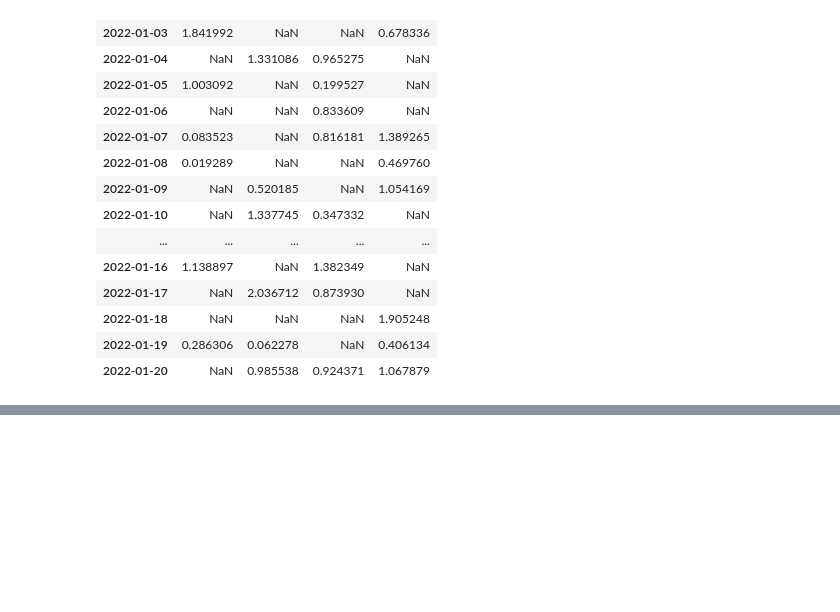
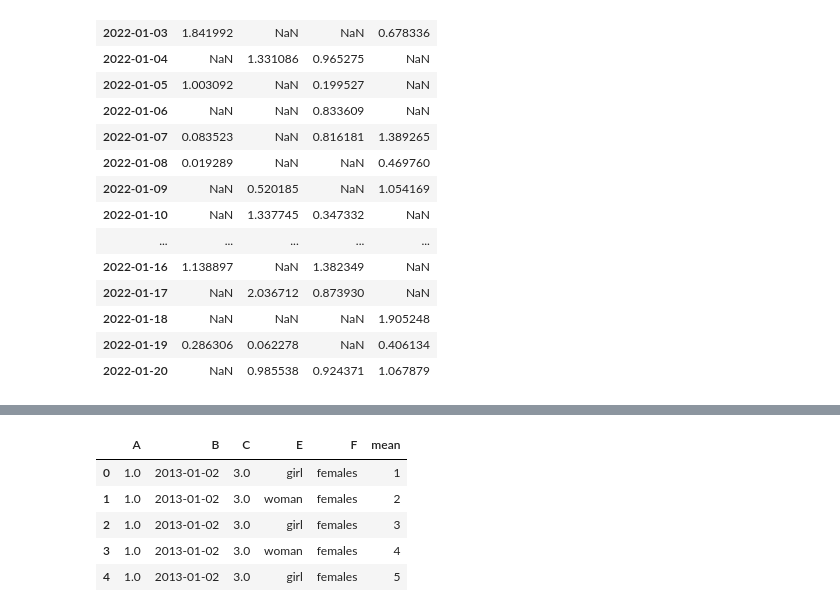
Before and after one commit to abid-2362/python-ka-chilla, a Jupyter notebook: sessions/27/27_b_pandas.ipynb, the cells around one changed output, grey strips where cells are left out. Cells and saved outputs as stored; diff of their text form; code cells hidden in the pictures; blank space fills up the shorter version.

```diff
--- a/sessions/27/27_b_pandas.ipynb
+++ b/sessions/27/27_b_pandas.ipynb
@@ -349,0 +377,13 @@ sample_data_frame[sample_data_frame > 0] # subset of data where value all fields
+# %%
+# Overwriting a variable with a subset of DataFrame
+# data_frame4 = data_frame4.iloc[:, :]
+# data_frame4.iloc[:, 0:2]
+data_frame4 = data_frame4.loc[:, ["A","B", "C", "E","F","mean"]]
+data_frame4
+# %% [output]
+|  | A | B | C | E | F | mean |
+| 0 | 1.0 | 2013-01-02 | 3.0 | girl | females | 1 |
+| 1 | 1.0 | 2013-01-02 | 3.0 | woman | females | 2 |
+| 2 | 1.0 | 2013-01-02 | 3.0 | girl | females | 3 |
+| 3 | 1.0 | 2013-01-02 | 3.0 | woman | females | 4 |
+| 4 | 1.0 | 2013-01-02 | 3.0 | girl | females | 5 |
```
Also changed, not shown: parts of 3 cells of this notebook.
